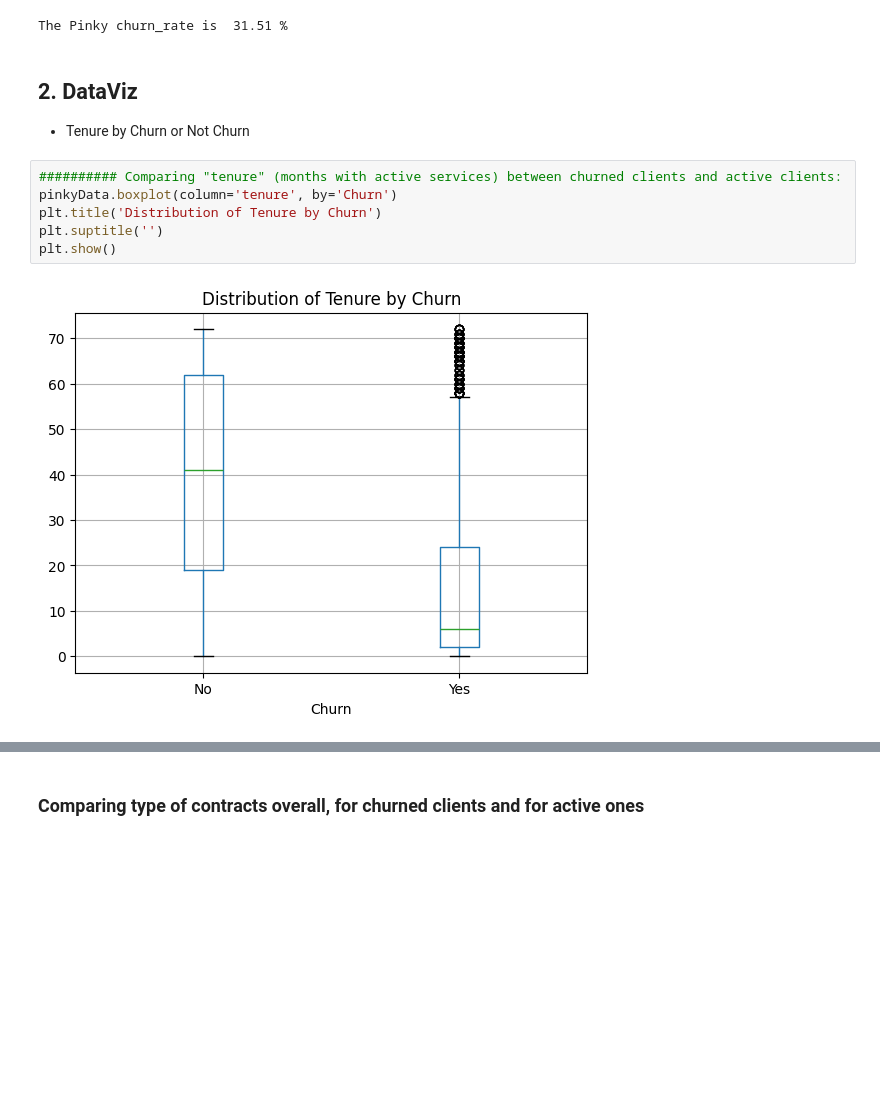
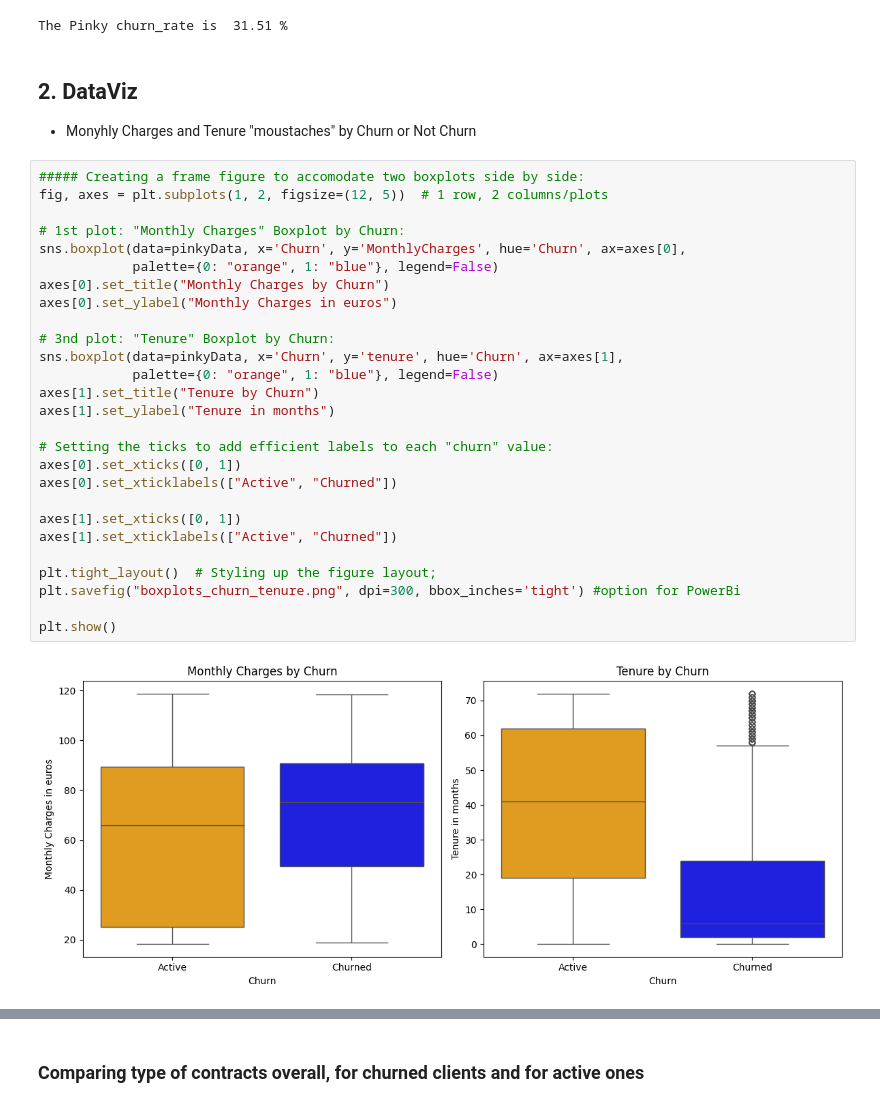
Before and after one commit to FrMarques/BzzCase_pinkyTelecom, a Jupyter notebook: LyonData_Fran_Business_case_Churn_dans_les_télécoms.ipynb, the cells around one changed output, grey strips where cells are left out. Drawn from its saved outputs; the diff is of its cells as text; blank space fills up the shorter version.

```diff
--- a/LyonData_Fran_Business_case_Churn_dans_les_télécoms.ipynb
+++ b/LyonData_Fran_Business_case_Churn_dans_les_télécoms.ipynb
@@ -115,13 +115,34 @@ print(f"The Pinky churn_rate is {pinkyChurn_rate: .2f} %")
 The Pinky churn_rate is  31.51 %
 # %% [markdown]
 ## 2. DataViz
-* Tenure by Churn or Not Churn
+* Monyhly Charges and Tenure "moustaches" by Churn or Not Churn
-# %%
-########## Comparing "tenure" (months with active services) between churned clients and active clients:
-pinkyData.boxplot(column='tenure', by='Churn')
-plt.title('Distribution of Tenure by Churn')
-plt.suptitle('')
-plt.show()
-# %% [output]
-[figure, removed]
+# %%
+##### Creating a frame figure to accomodate two boxplots side by side:
+fig, axes = plt.subplots(1, 2, figsize=(12, 5))  # 1 row, 2 columns/plots
+
+# 1st plot: "Monthly Charges" Boxplot by Churn:
+sns.boxplot(data=pinkyData, x='Churn', y='MonthlyCharges', hue='Churn', ax=axes[0],
+            palette={0: "orange", 1: "blue"}, legend=False)
+axes[0].set_title("Monthly Charges by Churn")
+axes[0].set_ylabel("Monthly Charges in euros")
+
+# 3nd plot: "Tenure" Boxplot by Churn:
+sns.boxplot(data=pinkyData, x='Churn', y='tenure', hue='Churn', ax=axes[1],
+            palette={0: "orange", 1: "blue"}, legend=False)
+axes[1].set_title("Tenure by Churn")
+axes[1].set_ylabel("Tenure in months")
+
+# Setting the ticks to add efficient labels to each "churn" value:
+axes[0].set_xticks([0, 1])
+axes[0].set_xticklabels(["Active", "Churned"])
+
+axes[1].set_xticks([0, 1])
+axes[1].set_xticklabels(["Active", "Churned"])
+
+plt.tight_layout()  # Styling up the figure layout;
+plt.savefig("boxplots_churn_tenure.png", dpi=300, bbox_inches='tight') #option for PowerBi
+
+plt.show()
+# %% [output]
+[figure, added]
 # %% [markdown]
```
Also changed, not shown: parts of 1 cell of this notebook, 6 other files.
